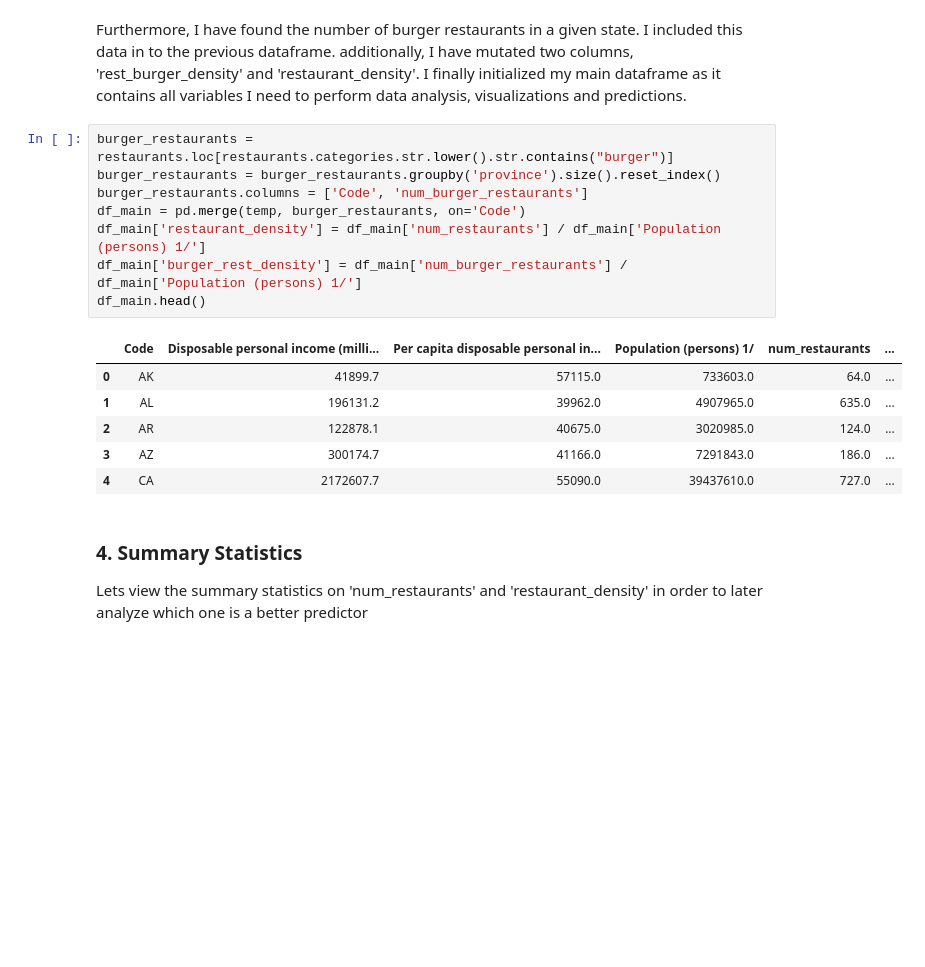
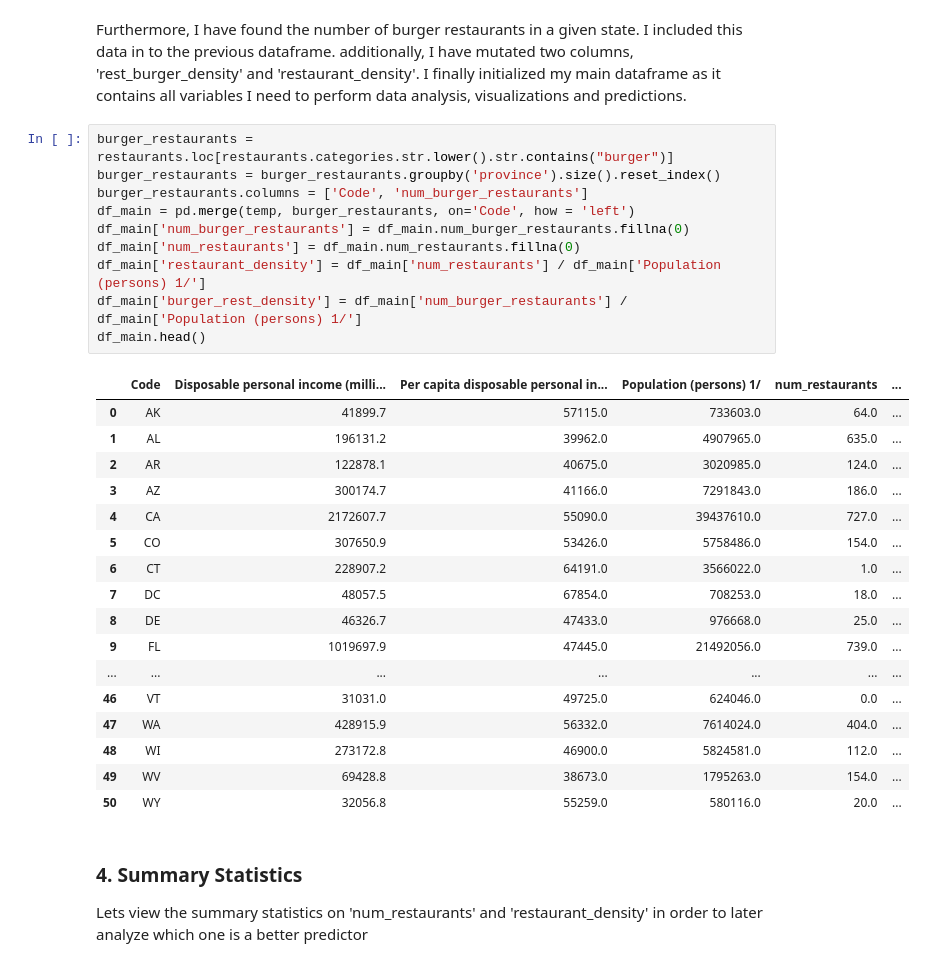
Before and after one commit to alishalaby07/RestaurantAnalysis, a Jupyter notebook: Assignment.ipynb, the cells around one changed output. Drawn from its saved outputs; the diff is of its cells as text; blank space fills up the shorter version.

```diff
--- a/Assignment.ipynb
+++ b/Assignment.ipynb
@@ -133,18 +133,31 @@ Furthermore, I have found the number of burger restaurants in a given state. I i
 # %%
 burger_restaurants = restaurants.loc[restaurants.categories.str.lower().str.contains("burger")]
 burger_restaurants = burger_restaurants.groupby('province').size().reset_index()
 burger_restaurants.columns = ['Code', 'num_burger_restaurants']
-df_main = pd.merge(temp, burger_restaurants, on='Code')
+df_main = pd.merge(temp, burger_restaurants, on='Code', how = 'left')
+df_main['num_burger_restaurants'] = df_main.num_burger_restaurants.fillna(0)
+df_main['num_restaurants'] = df_main.num_restaurants.fillna(0)
 df_main['restaurant_density'] = df_main['num_restaurants'] / df_main['Population (persons) 1/']
 df_main['burger_rest_density'] = df_main['num_burger_restaurants'] / df_main['Population (persons) 1/']
 df_main.head()
 # %% [output]
 |  | Code | Disposable personal income (milli... | Per capita disposable personal in... | Population (persons) 1/ | num_restaurants | ... |
 | 0 | AK | 41899.7 | 57115.0 | 733603.0 | 64.0 | ... |
 | 1 | AL | 196131.2 | 39962.0 | 4907965.0 | 635.0 | ... |
 | 2 | AR | 122878.1 | 40675.0 | 3020985.0 | 124.0 | ... |
 | 3 | AZ | 300174.7 | 41166.0 | 7291843.0 | 186.0 | ... |
 | 4 | CA | 2172607.7 | 55090.0 | 39437610.0 | 727.0 | ... |
+| 5 | CO | 307650.9 | 53426.0 | 5758486.0 | 154.0 | ... |
+| 6 | CT | 228907.2 | 64191.0 | 3566022.0 | 1.0 | ... |
+| 7 | DC | 48057.5 | 67854.0 | 708253.0 | 18.0 | ... |
+| 8 | DE | 46326.7 | 47433.0 | 976668.0 | 25.0 | ... |
+| 9 | FL | 1019697.9 | 47445.0 | 21492056.0 | 739.0 | ... |
+| ... | ... | ... | ... | ... | ... | ... |
+| 46 | VT | 31031.0 | 49725.0 | 624046.0 | 0.0 | ... |
+| 47 | WA | 428915.9 | 56332.0 | 7614024.0 | 404.0 | ... |
+| 48 | WI | 273172.8 | 46900.0 | 5824581.0 | 112.0 | ... |
+| 49 | WV | 69428.8 | 38673.0 | 1795263.0 | 154.0 | ... |
+| 50 | WY | 32056.8 | 55259.0 | 580116.0 | 20.0 | ... |
 # %% [markdown]
 ### 4. Summary Statistics
 
```
Also changed, not shown: parts of 131 cells of this notebook.
